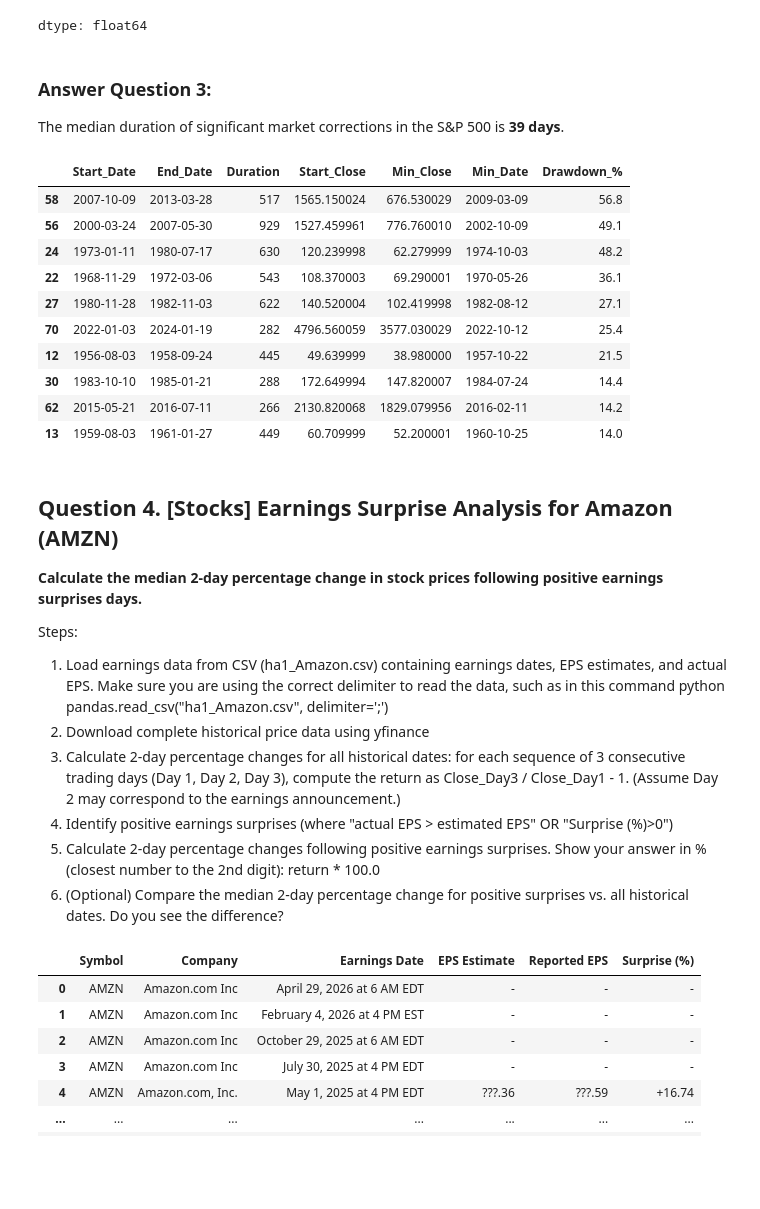
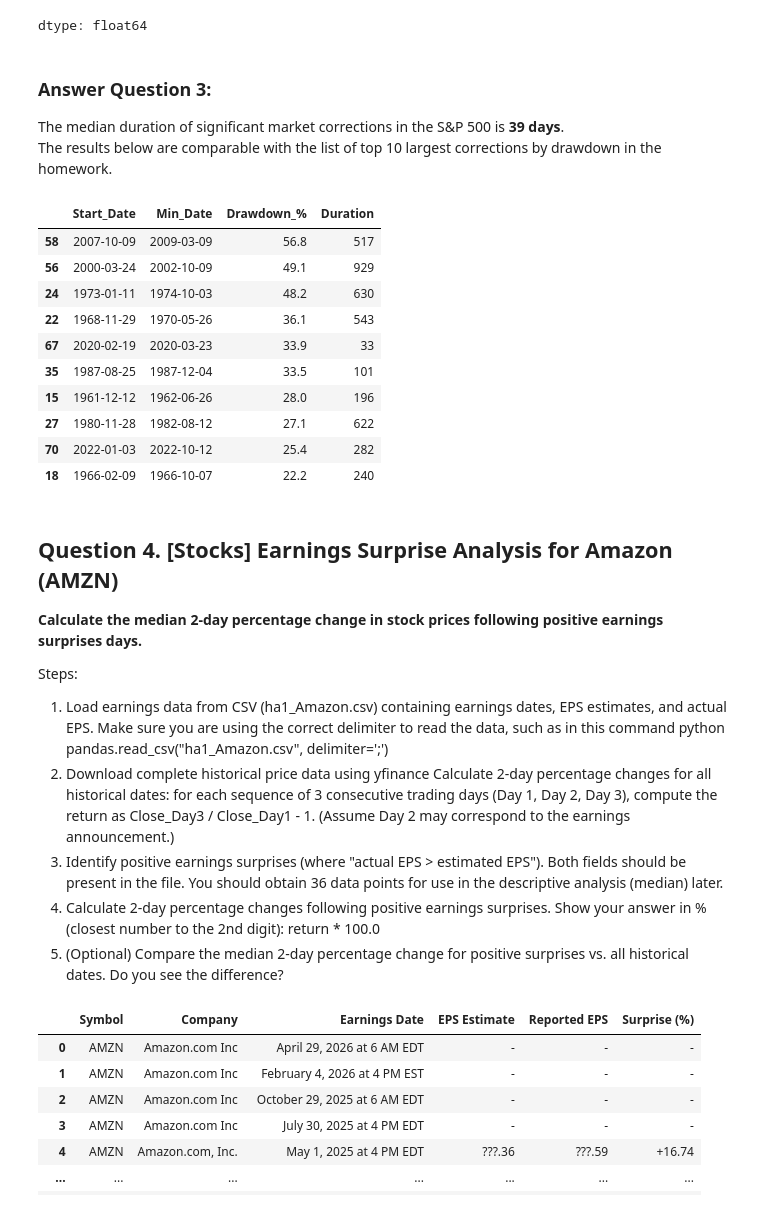
Before and after one commit to eekevall/stock-markets-analytics-zoomcamp-, a Jupyter notebook: 01-intro-and-data-source/Homework_1/2025_Module_01_Homework_EEkevall.ipynb, the cells around one changed output. Drawn from its saved outputs; the diff is of its cells as text; code cells hidden in the pictures; blank space fills up the shorter version.

Commit message:
Homework for Module 1 created using Colab

```diff
--- a/01-intro-and-data-source/Homework_1/2025_Module_01_Homework_EEkevall.ipynb
+++ b/01-intro-and-data-source/Homework_1/2025_Module_01_Homework_EEkevall.ipynb
@@ -650,24 +650,25 @@ dtype: float64
 # %% [markdown]
 ### Answer Question 3:
 The median duration of significant market corrections in the S&P 500 is **39 days**.
+<br>The results below are comparable with the list of top 10 largest corrections by drawdown in the homework.
 # %%
 # The 10 largest corrections
 
-largest_corrections = df_corrections.sort_values('Duration', ascending = False).head(10)
+largest_corrections = df_corrections[['Start_Date', 'Min_Date', 'Drawdown_%', 'Duration']]
 
-largest_corrections.sort_values('Drawdown_%', ascending = False)
+largest_corrections.sort_values('Drawdown_%', ascending = False).head(10)
 # %% [output]
-|  | Start_Date | End_Date | Duration | Start_Close | Min_Close | Min_Date | Drawdown_% |
-| 58 | 2007-10-09 | 2013-03-28 | 517 | 1565.150024 | 676.530029 | 2009-03-09 | 56.8 |
-| 56 | 2000-03-24 | 2007-05-30 | 929 | 1527.459961 | 776.760010 | 2002-10-09 | 49.1 |
-| 24 | 1973-01-11 | 1980-07-17 | 630 | 120.239998 | 62.279999 | 1974-10-03 | 48.2 |
-| 22 | 1968-11-29 | 1972-03-06 | 543 | 108.370003 | 69.290001 | 1970-05-26 | 36.1 |
-| 27 | 1980-11-28 | 1982-11-03 | 622 | 140.520004 | 102.419998 | 1982-08-12 | 27.1 |
-| 70 | 2022-01-03 | 2024-01-19 | 282 | 4796.560059 | 3577.030029 | 2022-10-12 | 25.4 |
-| 12 | 1956-08-03 | 1958-09-24 | 445 | 49.639999 | 38.980000 | 1957-10-22 | 21.5 |
-| 30 | 1983-10-10 | 1985-01-21 | 288 | 172.649994 | 147.820007 | 1984-07-24 | 14.4 |
-| 62 | 2015-05-21 | 2016-07-11 | 266 | 2130.820068 | 1829.079956 | 2016-02-11 | 14.2 |
-| 13 | 1959-08-03 | 1961-01-27 | 449 | 60.709999 | 52.200001 | 1960-10-25 | 14.0 |
+|  | Start_Date | Min_Date | Drawdown_% | Duration |
+| 58 | 2007-10-09 | 2009-03-09 | 56.8 | 517 |
+| 56 | 2000-03-24 | 2002-10-09 | 49.1 | 929 |
+| 24 | 1973-01-11 | 1974-10-03 | 48.2 | 630 |
+| 22 | 1968-11-29 | 1970-05-26 | 36.1 | 543 |
+| 67 | 2020-02-19 | 2020-03-23 | 33.9 | 33 |
+| 35 | 1987-08-25 | 1987-12-04 | 33.5 | 101 |
+| 15 | 1961-12-12 | 1962-06-26 | 28.0 | 196 |
+| 27 | 1980-11-28 | 1982-08-12 | 27.1 | 622 |
+| 70 | 2022-01-03 | 2022-10-12 | 25.4 | 282 |
+| 18 | 1966-02-09 | 1966-10-07 | 22.2 | 240 |
 # %% [markdown]
 ## Question 4. [Stocks] Earnings Surprise Analysis for Amazon (AMZN)
 
@@ -677,10 +678,10 @@ Steps:
 
 1. Load earnings data from CSV (ha1_Amazon.csv) containing earnings dates, EPS estimates, and actual EPS. Make sure you are using the correct delimiter to read the data, such as in this command python pandas.read_csv("ha1_Amazon.csv", delimiter=';')
 2. Download complete historical price data using yfinance
-3. Calculate 2-day percentage changes for all historical dates: for each sequence of 3 consecutive trading days (Day 1, Day 2, Day 3), compute the return as Close_Day3 / Close_Day1 - 1. (Assume Day 2 may correspond to the earnings announcement.)
-4. Identify positive earnings surprises (where "actual EPS > estimated EPS" OR "Surprise (%)>0")
-5. Calculate 2-day percentage changes following positive earnings surprises. Show your answer in % (closest number to the 2nd digit): return * 100.0
-6. (Optional) Compare the median 2-day percentage change for positive surprises vs. all historical dates. Do you see the difference?
+Calculate 2-day percentage changes for all historical dates: for each sequence of 3 consecutive trading days (Day 1, Day 2, Day 3), compute the return as Close_Day3 / Close_Day1 - 1. (Assume Day 2 may correspond to the earnings announcement.)
+3. Identify positive earnings surprises (where "actual EPS > estimated EPS"). Both fields should be present in the file. You should obtain 36 data points for use in the descriptive analysis (median) later.
+4. Calculate 2-day percentage changes following positive earnings surprises. Show your answer in % (closest number to the 2nd digit): return * 100.0
+5. (Optional) Compare the median 2-day percentage change for positive surprises vs. all historical dates. Do you see the difference?
 # %%
 # Step 1 Import the Amazon csv file as a dataframe
 url = "https://raw.githubusercontent.com/DataTalksClub/stock-markets-analytics-zoomcamp/main/cohorts/2025/ha1_Amazon.csv"
```
Also changed, not shown: parts of 44 cells of this notebook.
